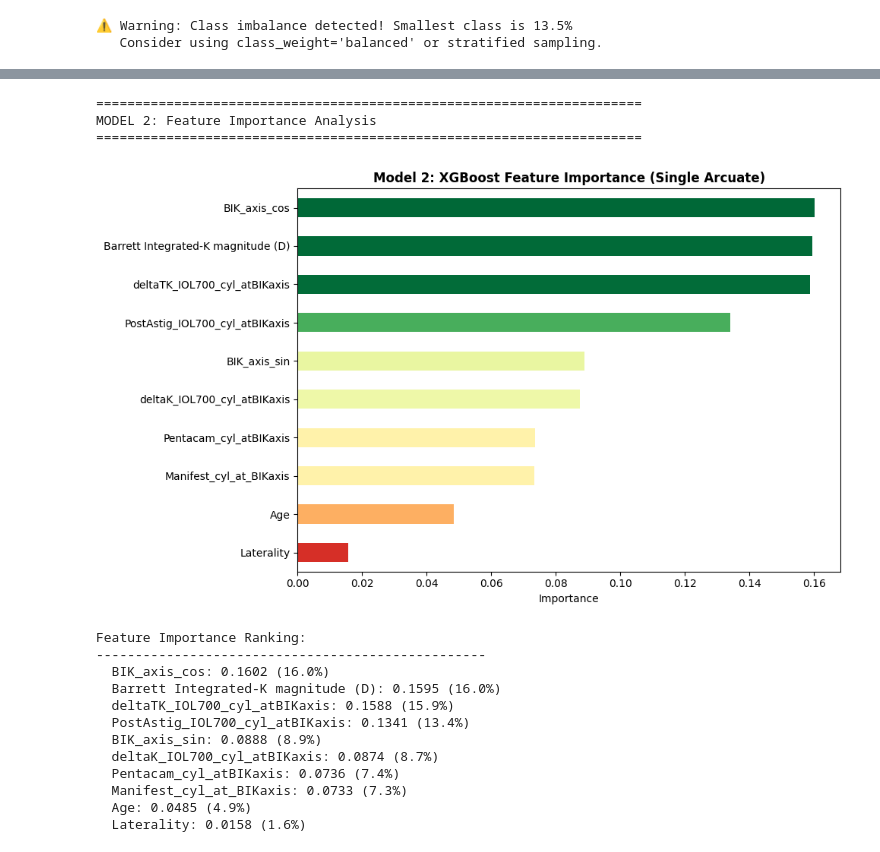
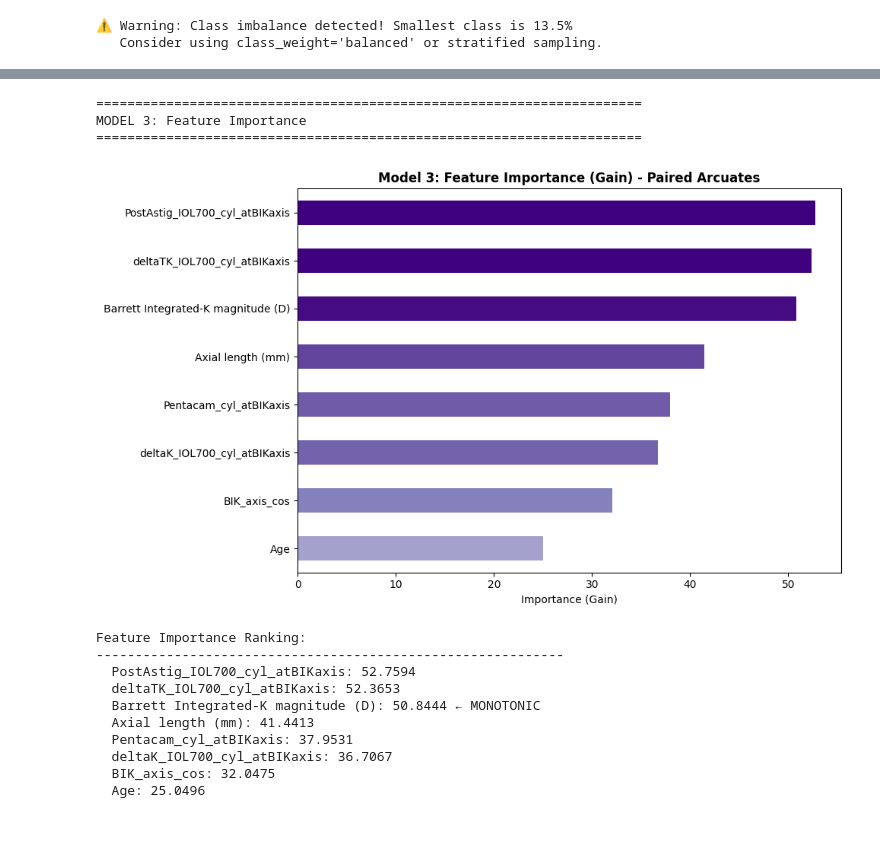
Before and after one commit to wak1616/warringdemo, a Jupyter notebook: data_notebook.ipynb, the cells around one changed output, grey strips where cells are left out. Cells and saved outputs as stored; diff of their text form; code cells hidden in the pictures.

```diff
--- a/data_notebook.ipynb
+++ b/data_notebook.ipynb
@@ -363,0 +411,5 @@ Test set: 284 samples
+# %%
+# MODEL 1: Use pre-determined optimal boosting rounds
+# (Optimal rounds found via prior CV analysis: 45 rounds, CV Log Loss: 0.6522)
+optimal_rounds1 = 45
+print(f"Using optimal boosting rounds: {optimal_rounds1}")
@@ -424,21 +493,22 @@ print("=" * 70)
 print("MODEL 1: Feature Importance")
 print("=" * 70)
 
-# Get feature importances
-importances1 = model1.feature_importances_
+# Get feature importance from native xgb model
+importance1 = model1.get_score(importance_type='gain')
 
 # Create DataFrame for plotting
 feat_imp_df1 = pd.DataFrame({
-    'Feature': X1.columns,
-    'Importance': importances1
+    'Feature': list(importance1.keys()),
+    'Importance': list(importance1.values())
 }).sort_values('Importance', ascending=True)
 
 # Plot
 fig, ax = plt.subplots(figsize=(10, 6))
+colors = plt.cm.Blues(feat_imp_df1['Importance'] / feat_imp_df1['Importance'].max())
 feat_imp_df1.plot(kind='barh', x='Feature', y='Importance', ax=ax,
-                  legend=False, color='steelblue')
-ax.set_title('Model 1: XGBoost Feature Importance', fontsize=12, fontweight='bold')
-ax.set_xlabel('Importance')
+                  legend=False, color=colors)
+ax.set_title('Model 1: XGBoost Feature Importance (Gain)', fontsize=12, fontweight='bold')
+ax.set_xlabel('Importance (Gain)')
 ax.set_ylabel('')
 plt.tight_layout()
 plt.show()
@@ -839,50 +1187,44 @@ Test Set Performance:
 # %%
-# MODEL 2: Feature Importance Analysis
+# MODEL 3: Feature Importance
 print("=" * 70)
-print("MODEL 2: Feature Importance Analysis")
+print("MODEL 3: Feature Importance")
 print("=" * 70)
 
-# Get feature importances
-importances2 = model2.feature_importances_
+# Get feature importance from native xgb model
+importance3 = model3.get_score(importance_type='gain')
 
-# Create DataFrame for plotting
-feat_imp_df2 = pd.DataFrame({
-    'Feature': X2.columns,
-    'Importance': importances2
+feat_imp_df3 = pd.DataFrame({
+    'Feature': list(importance3.keys()),
+    'Importance': list(importance3.values())
 }).sort_values('Importance', ascending=True)
 
-# Plot
 fig, ax = plt.subplots(figsize=(10, 6))
-colors = plt.cm.RdYlGn(feat_imp_df2['Importance'] / feat_imp_df2['Importance'].max())
-feat_imp_df2.plot(kind='barh', x='Feature', y='Importance', ax=ax,
-                  legend=False, color=colors)
-ax.set_title('Model 2: XGBoost Feature Importance (Single Arcuate)', fontsize=12, fontweight='bold')
-ax.set_xlabel('Importance')
+colors = plt.cm.Purples(feat_imp_df3['Importance'] / feat_imp_df3['Importance'].max())
+feat_imp_df3.plot(kind='barh', x='Feature', y='Importance', ax=ax, legend=False, color=colors)
+ax.set_title('Model 3: Feature Importance (Gain) - Paired Arcuates', fontsize=12, fontweight='bold')
+ax.set_xlabel('Importance (Gain)')
 ax.set_ylabel('')
 plt.tight_layout()
 plt.show()
 
-# Print ranked features
 print("\nFeature Importance Ranking:")
-print("-" * 50)
-for idx, row in feat_imp_df2.sort_values('Importance', ascending=False).iterrows():
-    importance_pct = row['Importance'] * 100
-    print(f"  {row['Feature']}: {row['Importance']:.4f} ({importance_pct:.1f}%)")
+print("-" * 60)
+for idx, row in feat_imp_df3.sort_values('Importance', ascending=False).iterrows():
+    marker = " ← MONOTONIC" if row['Feature'] == 'Barrett Integrated-K magnitude (D)' else ""
+    print(f"  {row['Feature']}: {row['Importance']:.4f}{marker}")
 # %% [output]
 ======================================================================
-MODEL 2: Feature Importance Analysis
+MODEL 3: Feature Importance
 ======================================================================
-[figure, old version]
+[figure, new version]
 Feature Importance Ranking:
---------------------------------------------------
-  BIK_axis_cos: 0.1602 (16.0%)
-  Barrett Integrated-K magnitude (D): 0.1595 (16.0%)
-  deltaTK_IOL700_cyl_atBIKaxis: 0.1588 (15.9%)
-  PostAstig_IOL700_cyl_atBIKaxis: 0.1341 (13.4%)
-  BIK_axis_sin: 0.0888 (8.9%)
-  deltaK_IOL700_cyl_atBIKaxis: 0.0874 (8.7%)
-  Pentacam_cyl_atBIKaxis: 0.0736 (7.4%)
-  Manifest_cyl_at_BIKaxis: 0.0733 (7.3%)
-  Age: 0.0485 (4.9%)
-  Laterality: 0.0158 (1.6%)
+------------------------------------------------------------
+  PostAstig_IOL700_cyl_atBIKaxis: 52.7594
+  deltaTK_IOL700_cyl_atBIKaxis: 52.3653
+  Barrett Integrated-K magnitude (D): 50.8444 ← MONOTONIC
+  Axial length (mm): 41.4413
+  Pentacam_cyl_atBIKaxis: 37.9531
+  deltaK_IOL700_cyl_atBIKaxis: 36.7067
+  BIK_axis_cos: 32.0475
+  Age: 25.0496
 # %%
```
Also changed, not shown: parts of 38 cells of this notebook, 14 other files.
